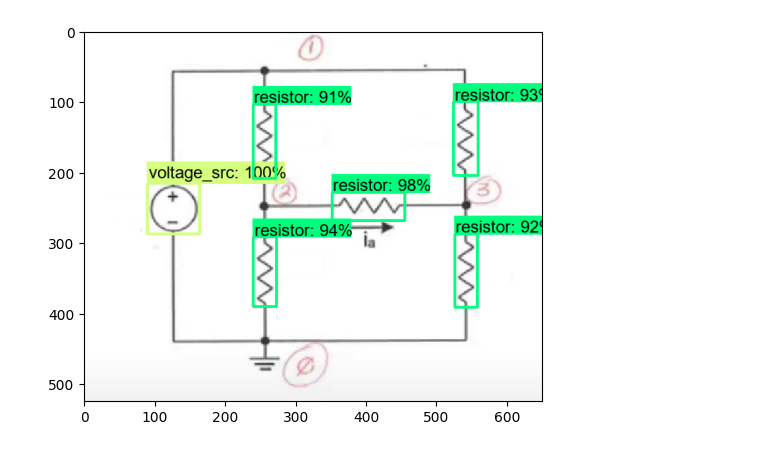
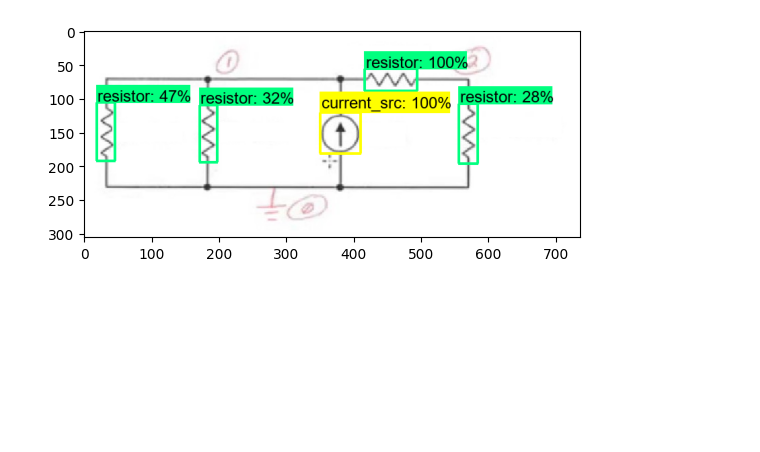
Before and after one commit to Wfdo97/Image2Netlist, a Jupyter notebook: Full Pipeline.ipynb, the cells around one changed output. Drawn from its saved outputs; the diff is of its cells as text; code cells hidden in the pictures; blank space fills up the shorter version.

```diff
--- a/Full Pipeline.ipynb
+++ b/Full Pipeline.ipynb
@@ -41,7 +41,7 @@ for path in paths.values():
         if os.name == 'nt':
             !mkdir {path}
 # %%
-IMAGE_PATH = os.path.join(paths['IMAGE_PATH'], 'test', 'cir_1.jpg')
+IMAGE_PATH = os.path.join(paths['IMAGE_PATH'], 'test', 'cir_2.jpg')
 # %%
 # !pip install Pillow
 # %%
@@ -108,33 +113,33 @@ category_index = label_map_util.create_category_index_from_labelmap(files['LABEL
 # img = cv2.imread(IMAGE_PATH)
 image_np = np.array(img)
 
 input_tensor = tf.convert_to_tensor(np.expand_dims(image_np, 0), dtype=tf.float32)
 detections = detect_fn(input_tensor)
 
 num_detections = int(detections.pop('num_detections'))
 detections = {key: value[0, :num_detections].numpy()
               for key, value in detections.items()}
 detections['num_detections'] = num_detections
 
 # detection_classes should be ints.
 detections['detection_classes'] = detections['detection_classes'].astype(np.int64)
 
 label_id_offset = 1
 image_np_with_detections = image_np.copy()
 
 viz_utils.visualize_boxes_and_labels_on_image_array(
             image_np_with_detections,
             detections['detection_boxes'],
             detections['detection_classes']+label_id_offset,
             detections['detection_scores'],
             category_index,
             use_normalized_coordinates=True,
             max_boxes_to_draw=10,
-            min_score_thresh=.80,
+            min_score_thresh=.20,
             agnostic_mode=False)
 
 plt.imshow(cv2.cvtColor(image_np_with_detections, cv2.COLOR_BGR2RGB))
 plt.show()
 # %% [output]
-[figure, old version]
+[figure, new version]
 # %%
```
Also changed, not shown: parts of 22 cells of this notebook.
